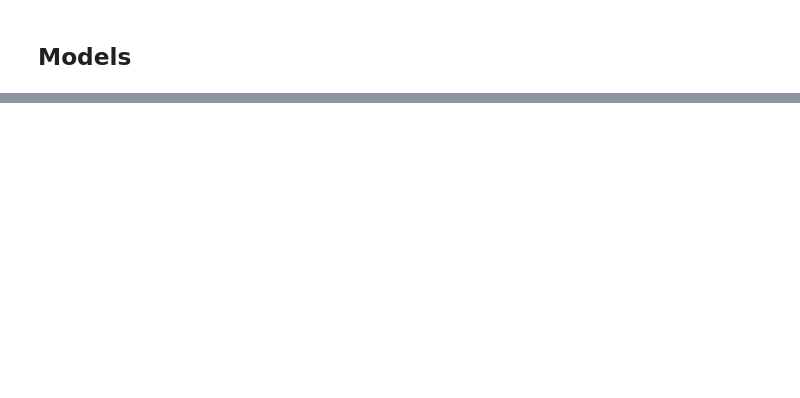
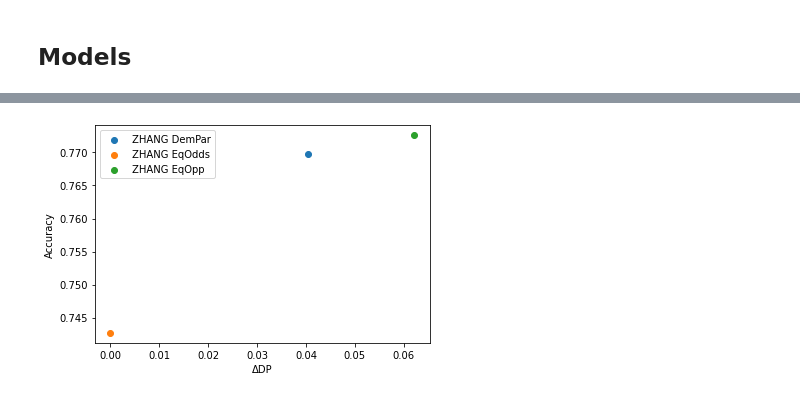
Before and after one commit to limafernando/falsb, a Jupyter notebook: zhang.ipynb, the cells around one changed output, grey strips where cells are left out. Saved outputs shown, nothing was run; the diff lists cells and outputs as text; code cells hidden in the pictures; blank space fills up the shorter version.

```diff
--- a/zhang.ipynb
+++ b/zhang.ipynb
@@ -268,0 +502,20 @@ sorted_unfair_deopps4di, sorted_unfair_accs_eopps4di = zip(*laftr4di)
+# %%
+plt.plot()
+plt.ylabel('Accuracy')
+
+'''# plotting the line 1 points
+plt.plot(fair_coeff_list, laftr_dps, label = "laftr")
+# line 2 points'''
+#axes = plt.gca()
+#axes.set_xlim([0.0643,0.0645])
+plt.scatter(ret4dp[1], ret4dp[0], label = "ZHANG DemPar")
+
+plt.scatter(ret4eqodds[1], ret4eqodds[0], label = "ZHANG EqOdds")
+
+plt.scatter(ret4eqoopp[1], ret4eqoopp[0], label = "ZHANG EqOpp")
+
+plt.xlabel('\u0394DP')
+plt.legend()
+plt.show()
+# %% [output]
+[figure, added]
```
Also changed, not shown: parts of 29 cells of this notebook, 1 other file.
